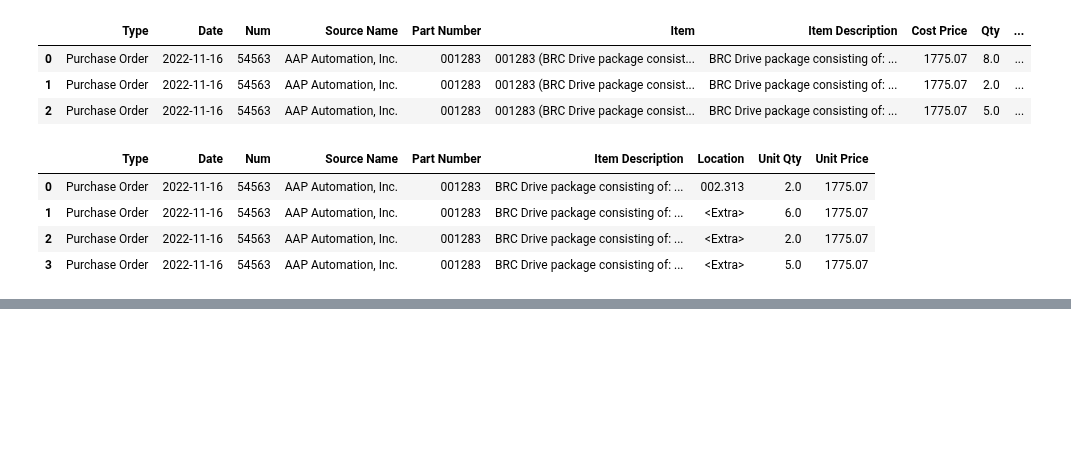
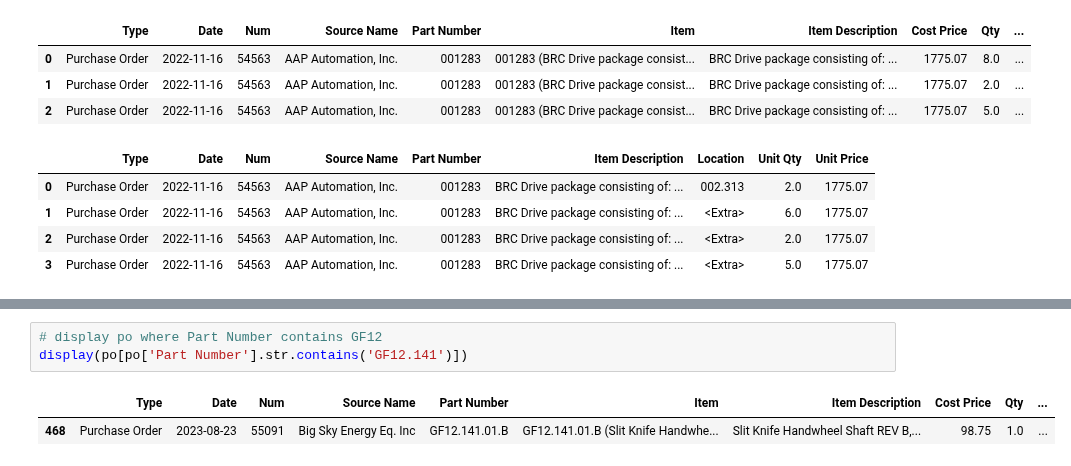
Before and after one commit to austinlackey/job-costing, a Jupyter notebook: main.ipynb, the cells around one changed output, grey strips where cells are left out. Cells and saved outputs as stored; diff of their text form; blank space fills up the shorter version.

```diff
--- a/main.ipynb
+++ b/main.ipynb
@@ -90,0 +89,6 @@ ZP-PGA-32-201
+# %%
+# display po where Part Number contains GF12
+display(po[po['Part Number'].str.contains('GF12.141')])
+# %% [output]
+|  | Type | Date | Num | Source Name | Part Number | Item | Item Description | Cost Price | Qty | ... |
+| 468 | Purchase Order | 2023-08-23 | 55091 | Big Sky Energy Eq. Inc | GF12.141.01.B | GF12.141.01.B (Slit Knife Handwhe... | Slit Knife Handwheel Shaft REV B,... | 98.75 | 1.0 | ... |
```
Also changed, not shown: parts of 4 cells of this notebook, 17 other files.
